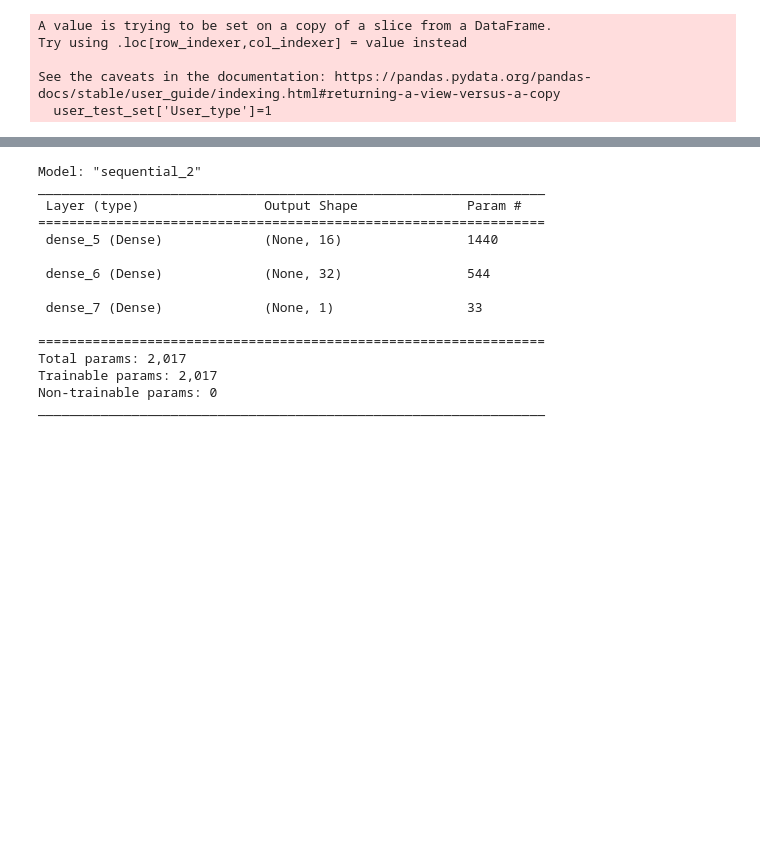
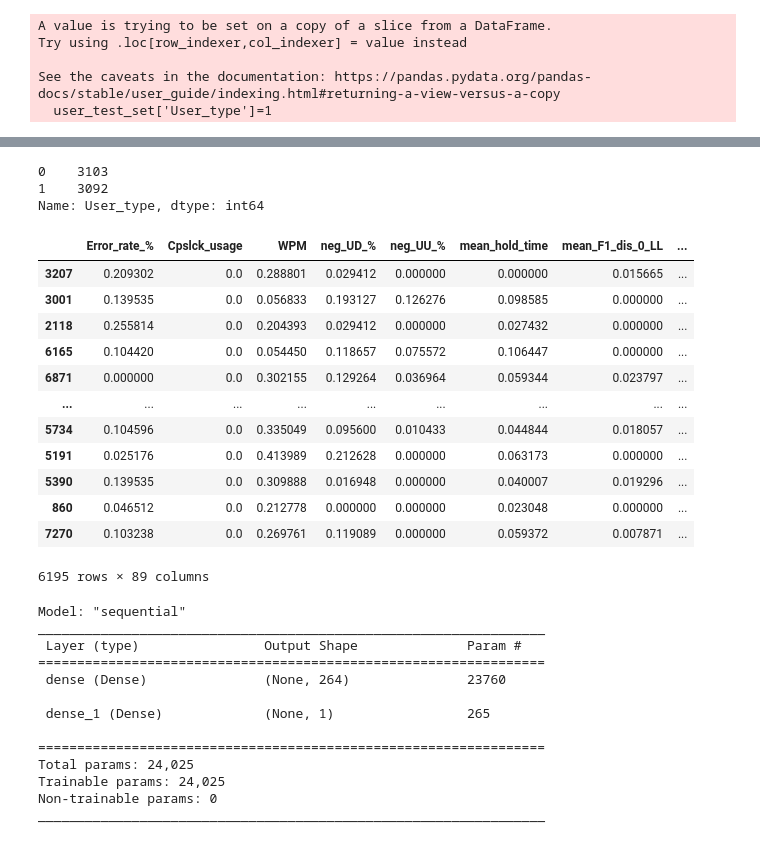
Before and after one commit to NuwanYasanga/Research_project_coding, a Jupyter notebook: Deep_learning_approach.ipynb, the cells around one changed output, grey strips where cells are left out. Drawn from its saved outputs; the diff is of its cells as text; code cells hidden in the pictures; blank space fills up the shorter version.

```diff
--- a/Deep_learning_approach.ipynb
+++ b/Deep_learning_approach.ipynb
@@ -27,4 +31,4 @@ all_merged = pd.read_csv('C:/Users/s3929438/all_features_desktop_100_final_lates
 # %%
 user_train_set = all_merged[all_merged['User']==1].sample(frac=0.7, random_state=42)
-sample_ids = all_merged[all_merged['User']==1].sample(frac=0.7, random_state=42)['sample']
+sample_ids = user_train_set['sample']
 user_test_set = all_merged[(all_merged['User']==1) & ~all_merged['sample'].isin (sample_ids)]
@@ -37,7 +41,7 @@ user_id = 1
 for i in range (1,117):
     if i != user_id:
         train_set = all_merged[all_merged['User']==i].sample(frac=0.7, random_state=42)
-        sample_ids = all_merged[all_merged['User']==i].sample(frac=0.7, random_state=42)['sample']
+        sample_ids = train_set['sample']
         test_set = all_merged[(all_merged['User']==i) & ~all_merged['sample'].isin (sample_ids) ]
 
         all_train_set = all_train_set.append(train_set,ignore_index=True)
@@ -111,0 +116,25 @@ scaled_test = pd.DataFrame(scaled_data.transform(X_test), columns=feature_names)
+# %%
+# Seperated the training set into training and validation set
+x_train, x_val ,  y_train, y_val = train_test_split(scaled_train, y_train_res, test_size=0.3, random_state=42)
+# %%
+y_train.value_counts()
+# %% [output]
+0    3103
+1    3092
+Name: User_type, dtype: int64
+# %%
+x_train
+# %% [output]
+|  | Error_rate_% | Cpslck_usage | WPM | neg_UD_% | neg_UU_% | mean_hold_time | mean_F1_dis_0_LL | ... |
+| 3207 | 0.209302 | 0.0 | 0.288801 | 0.029412 | 0.000000 | 0.000000 | 0.015665 | ... |
+| 3001 | 0.139535 | 0.0 | 0.056833 | 0.193127 | 0.126276 | 0.098585 | 0.000000 | ... |
+| 2118 | 0.255814 | 0.0 | 0.204393 | 0.029412 | 0.000000 | 0.027432 | 0.000000 | ... |
+| 6165 | 0.104420 | 0.0 | 0.054450 | 0.118657 | 0.075572 | 0.106447 | 0.000000 | ... |
+| 6871 | 0.000000 | 0.0 | 0.302155 | 0.129264 | 0.036964 | 0.059344 | 0.023797 | ... |
+| ... | ... | ... | ... | ... | ... | ... | ... | ... |
+| 5734 | 0.104596 | 0.0 | 0.335049 | 0.095600 | 0.010433 | 0.044844 | 0.018057 | ... |
+| 5191 | 0.025176 | 0.0 | 0.413989 | 0.212628 | 0.000000 | 0.063173 | 0.000000 | ... |
+| 5390 | 0.139535 | 0.0 | 0.309888 | 0.016948 | 0.000000 | 0.040007 | 0.019296 | ... |
+| 860 | 0.046512 | 0.0 | 0.212778 | 0.000000 | 0.000000 | 0.023048 | 0.000000 | ... |
+| 7270 | 0.103238 | 0.0 | 0.269761 | 0.119089 | 0.000000 | 0.059372 | 0.007871 | ... |
+6195 rows × 89 columns
@@ -112,25 +146,21 @@ scaled_test = pd.DataFrame(scaled_data.transform(X_test), columns=feature_names)
 # %%
-X = scaled_train.values
-Y = (pd.DataFrame(y_train_res).values)
 model = Sequential()
-model.add(tfl.Dense(16, input_shape=(X.shape[1],), activation='relu')) # Add an input shape! (features,)
-model.add(tfl.Dense(32, activation='relu'))
+model.add(tfl.Dense(264, input_dim=89, activation='relu'))
+# model.add(tfl.Dense(128, activation='relu'))
 model.add(tfl.Dense(1, activation='sigmoid'))
 model.summary()
 model.compile(optimizer='adam', loss='binary_crossentropy',metrics=['accuracy', Precision() ,Recall()])
 # %% [output]
-Model: "sequential_2"
+Model: "sequential"
 _________________________________________________________________
  Layer (type)                Output Shape              Param #
 =================================================================
- dense_5 (Dense)             (None, 16)                1440
+ dense (Dense)               (None, 264)               23760
 
- dense_6 (Dense)             (None, 32)                544
-
- dense_7 (Dense)             (None, 1)                 33
+ dense_1 (Dense)             (None, 1)                 265
 
 =================================================================
-Total params: 2,017
-Trainable params: 2,017
+Total params: 24,025
+Trainable params: 24,025
 Non-trainable params: 0
 _________________________________________________________________
```
Also changed, not shown: parts of 36 cells of this notebook.
